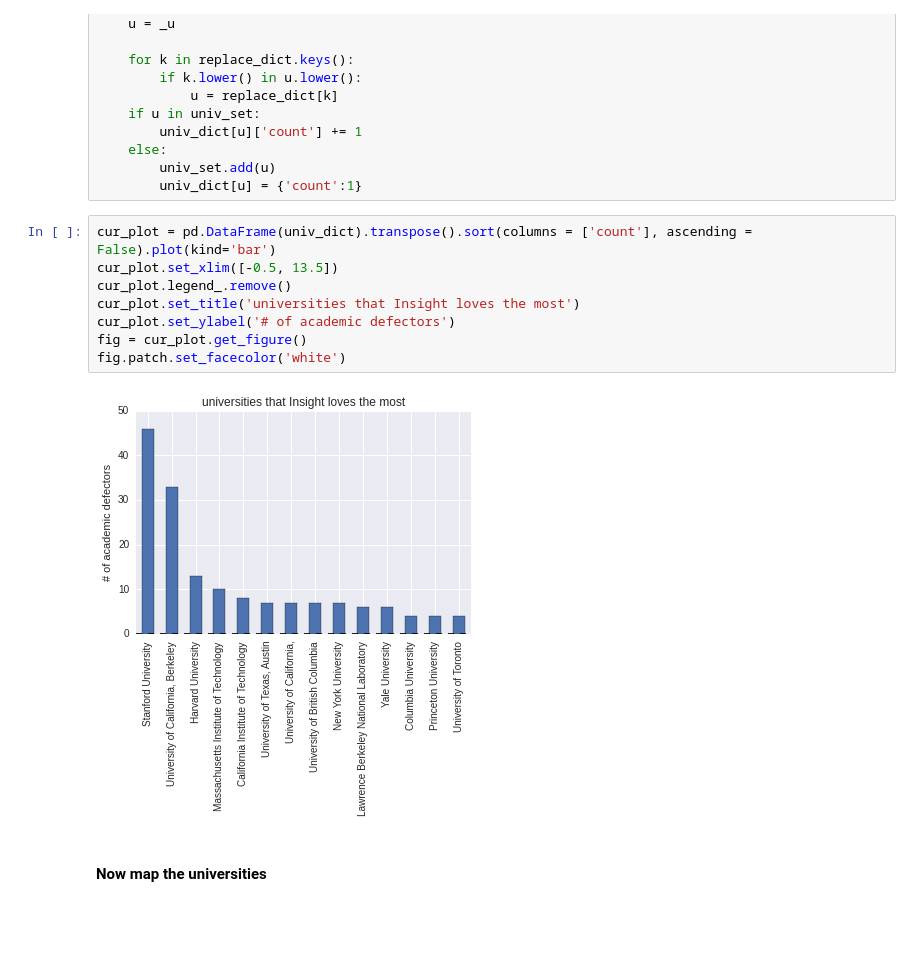
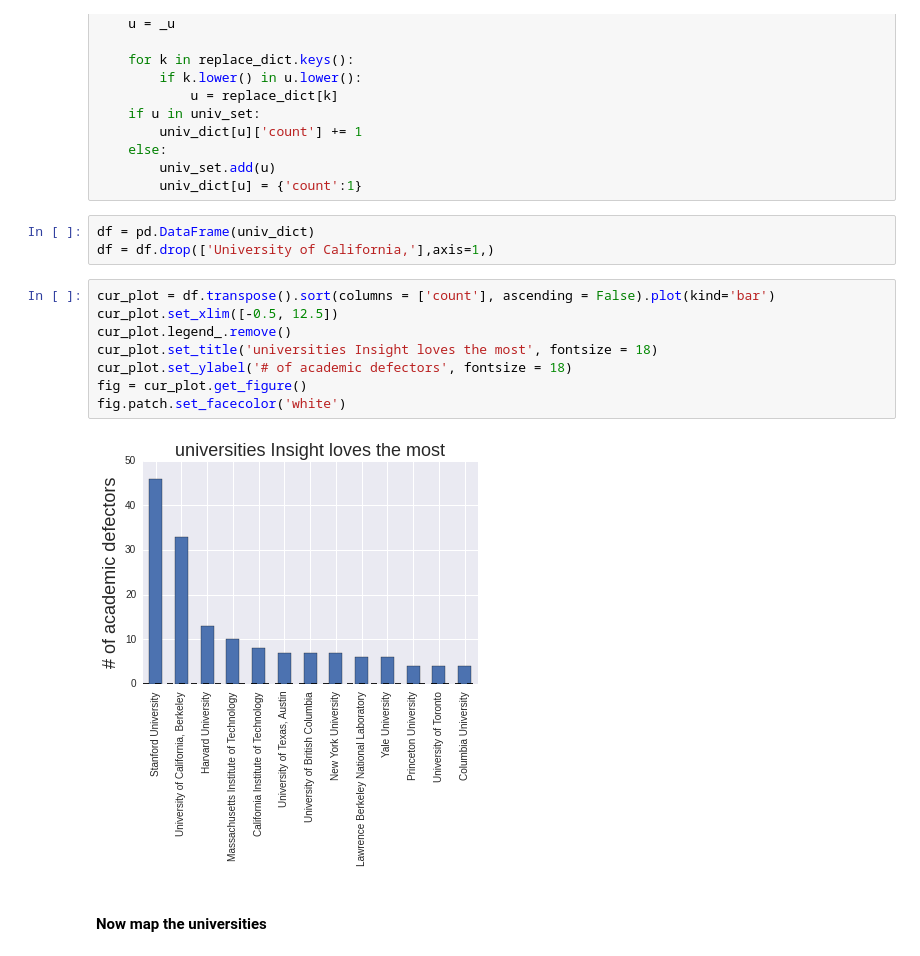
Before and after one commit to rbrackney/explore_insight, a Jupyter notebook: extract_information_type.ipynb, the cells around one changed output. Saved outputs shown, nothing was run; the diff lists cells and outputs as text; blank space fills up the shorter version.

```diff
--- a/extract_information_type.ipynb
+++ b/extract_information_type.ipynb
@@ -129,16 +129,19 @@ for fellow in fellows_info:
     else:
         univ_set.add(u)
         univ_dict[u] = {'count':1}
+# %%
+df = pd.DataFrame(univ_dict)
+df = df.drop(['University of California,'],axis=1,)
 # %%
-cur_plot = pd.DataFrame(univ_dict).transpose().sort(columns = ['count'], ascending = False).plot(kind='bar')
-cur_plot.set_xlim([-0.5, 13.5])
+cur_plot = df.transpose().sort(columns = ['count'], ascending = False).plot(kind='bar')
+cur_plot.set_xlim([-0.5, 12.5])
 cur_plot.legend_.remove()
-cur_plot.set_title('universities that Insight loves the most')
-cur_plot.set_ylabel('# of academic defectors')
+cur_plot.set_title('universities Insight loves the most', fontsize = 18)
+cur_plot.set_ylabel('# of academic defectors', fontsize = 18)
 fig = cur_plot.get_figure()
 fig.patch.set_facecolor('white')
 # %% [output]
-[figure, old version]
+[figure, new version]
 # %% [markdown]
 <h4> Now map the universities
 # %%
```
Also changed, not shown: parts of 4 cells of this notebook.
